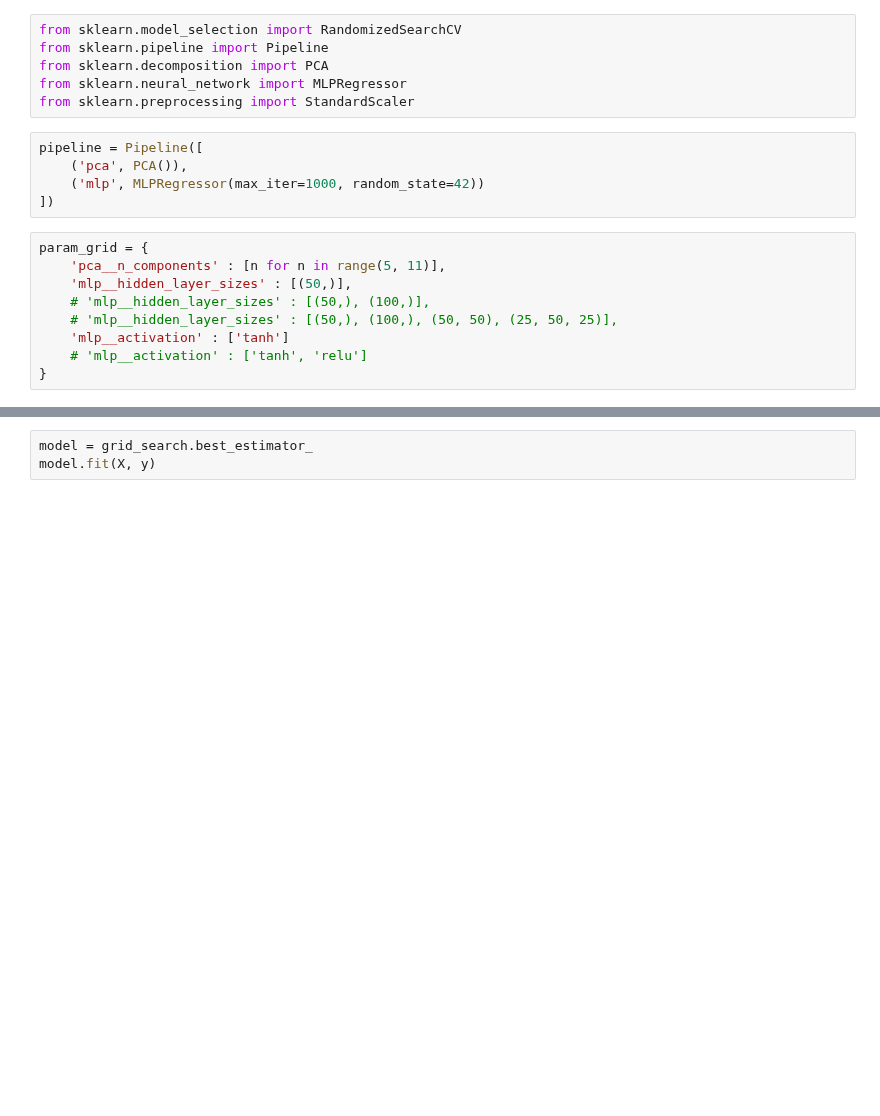
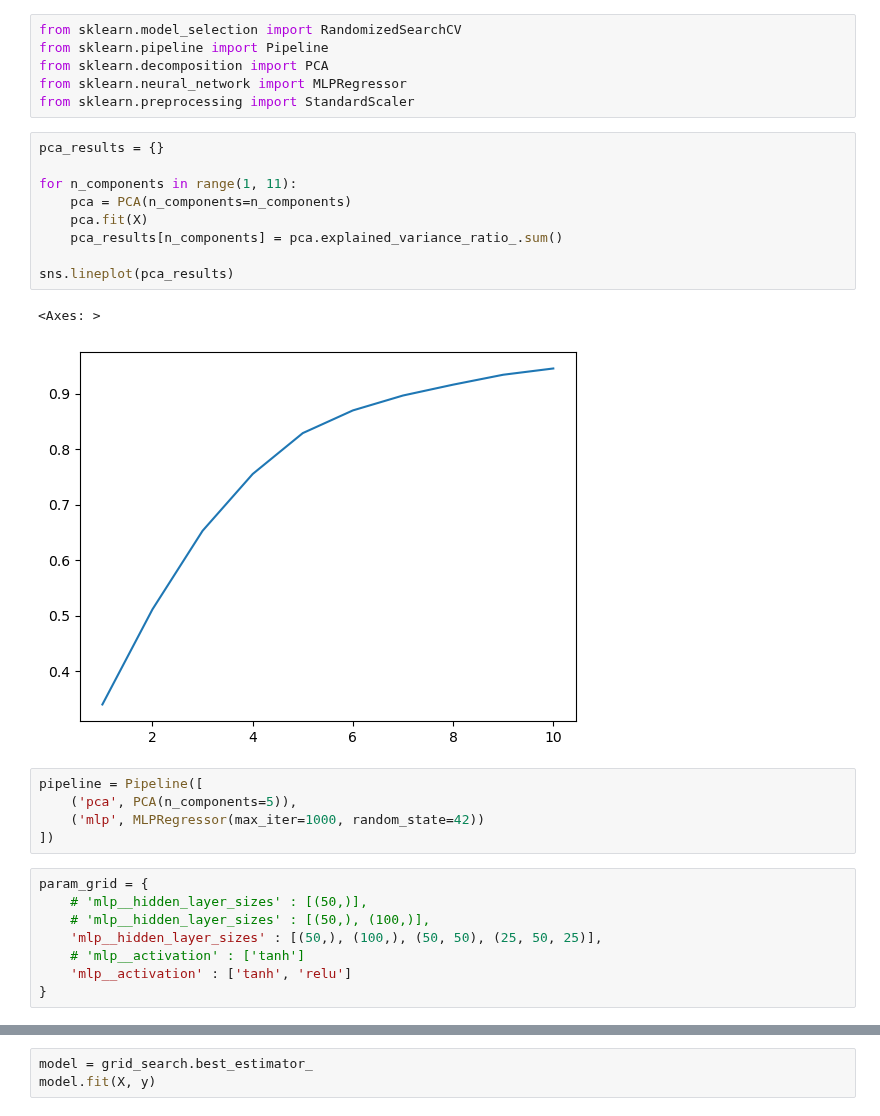
Before and after one commit to alibekk93/FM_skills_prediction, a Jupyter notebook: notebooks/05_prediction_pipelines.ipynb, the cells around one changed output, grey strips where cells are left out. Drawn from its saved outputs; the diff is of its cells as text; blank space fills up the shorter version.

```diff
--- a/notebooks/05_prediction_pipelines.ipynb
+++ b/notebooks/05_prediction_pipelines.ipynb
@@ -50,18 +50,29 @@ from sklearn.pipeline import Pipeline
 from sklearn.decomposition import PCA
 from sklearn.neural_network import MLPRegressor
 from sklearn.preprocessing import StandardScaler
+# %%
+pca_results = {}
+
+for n_components in range(1, 11):
+    pca = PCA(n_components=n_components)
+    pca.fit(X)
+    pca_results[n_components] = pca.explained_variance_ratio_.sum()
+
+sns.lineplot(pca_results)
+# %% [output]
+<Axes: >
+[figure, added]
 # %%
 pipeline = Pipeline([
-    ('pca', PCA()),
+    ('pca', PCA(n_components=5)),
     ('mlp', MLPRegressor(max_iter=1000, random_state=42))
 ])
 # %%
 param_grid = {
-    'pca__n_components' : [n for n in range(5, 11)],
-    'mlp__hidden_layer_sizes' : [(50,)],
+    # 'mlp__hidden_layer_sizes' : [(50,)],
     # 'mlp__hidden_layer_sizes' : [(50,), (100,)],
-    # 'mlp__hidden_layer_sizes' : [(50,), (100,), (50, 50), (25, 50, 25)],
-    'mlp__activation' : ['tanh']
-    # 'mlp__activation' : ['tanh', 'relu']
+    'mlp__hidden_layer_sizes' : [(50,), (100,), (50, 50), (25, 50, 25)],
+    # 'mlp__activation' : ['tanh']
+    'mlp__activation' : ['tanh', 'relu']
 }
 # %%
```
Also changed, not shown: parts of 6 cells of this notebook.
